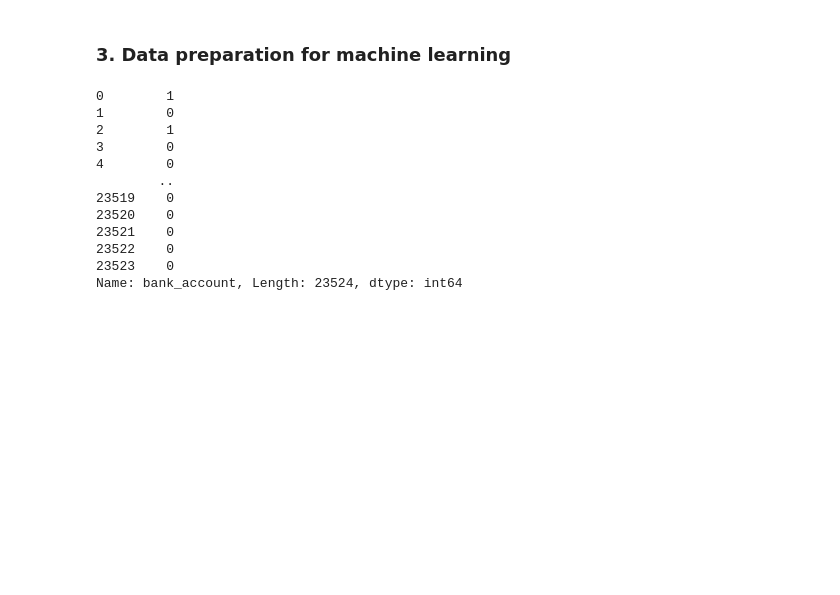
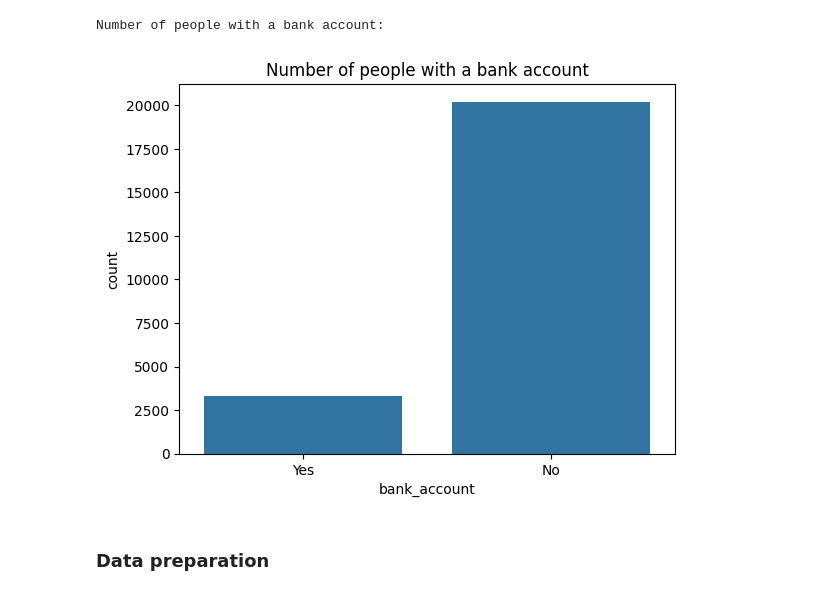
Before and after one commit to tony-nyagah/my-zindi, a Jupyter notebook: competitions/financial-inclusion-in-africa/my-solution.ipynb, the cells around one changed output. Saved outputs shown, nothing was run; the diff lists cells and outputs as text; code cells hidden in the pictures; blank space fills up the shorter version.

```diff
--- a/competitions/financial-inclusion-in-africa/my-solution.ipynb
+++ b/competitions/financial-inclusion-in-africa/my-solution.ipynb
@@ -117,0 +14,3 @@ variables
+# %%
+train_data = pd.read_csv("./data/Train.csv")
+test_data = pd.read_csv("./data/Test.csv")
@@ -118,29 +105,9 @@ variables
+# %%
+print("Number of people with a bank account:")
+sns.countplot(x="bank_account", data=train_data);
+plt.title("Number of people with a bank account");
+# %% [output]
+Number of people with a bank account:
+[figure, added]
 # %% [markdown]
-### 3. Data preparation for machine learning
+### Data preparation
-# %%
-# Import preprocessing libraries
-from sklearn.preprocessing import LabelEncoder
-from sklearn.preprocessing import MinMaxScaler
-
-# Convert target label to numerical data
-lab_encoder = LabelEncoder()
-train["bank_account"] = lab_encoder.fit_transform(train["bank_account"])
-
-# Separate training features from target
-X_train = train.drop(["bank_account"], axis=1)
-y_train = train["bank_account"]
-
-print(y_train)
-# %% [output]
-0        1
-1        0
-2        1
-3        0
-4        0
-        ..
-23519    0
-23520    0
-23521    0
-23522    0
-23523    0
-Name: bank_account, Length: 23524, dtype: int64
```
Also changed, not shown: parts of 19 cells of this notebook, 6 other files.
